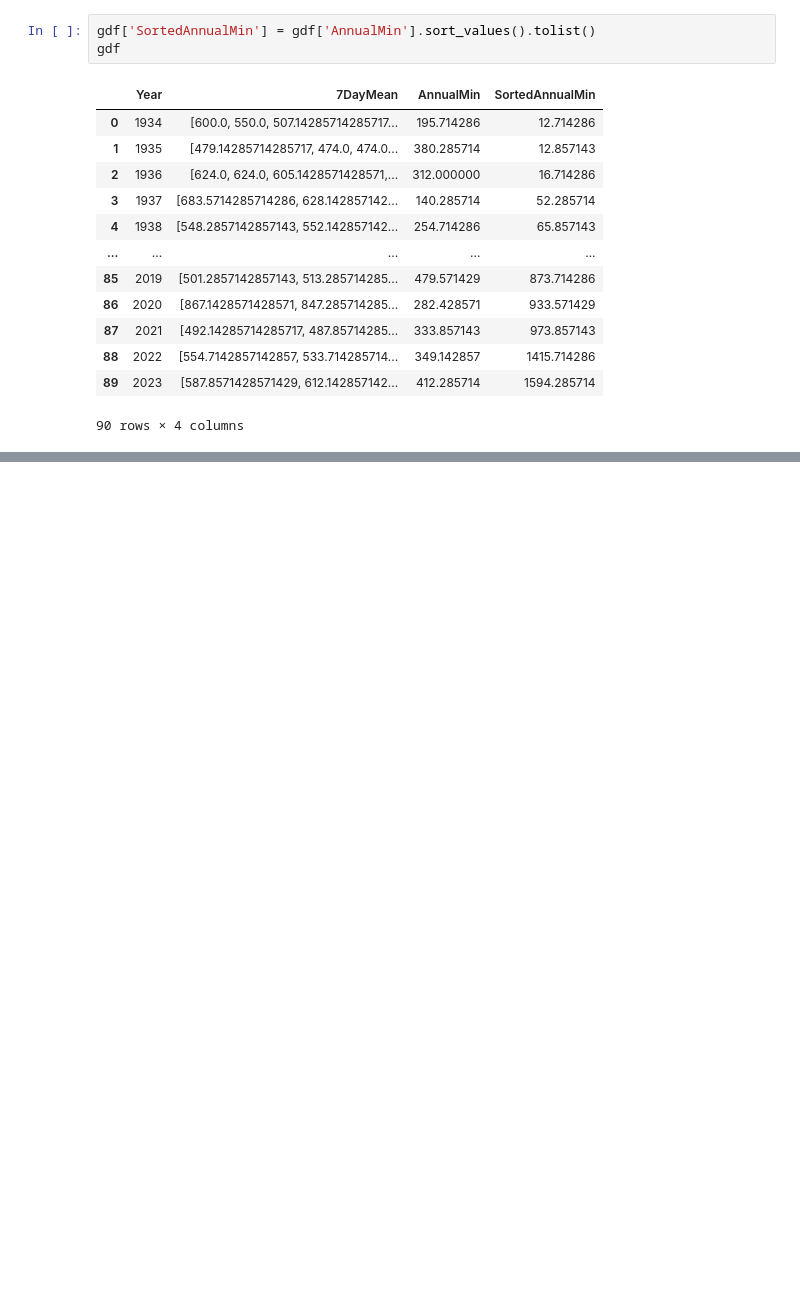
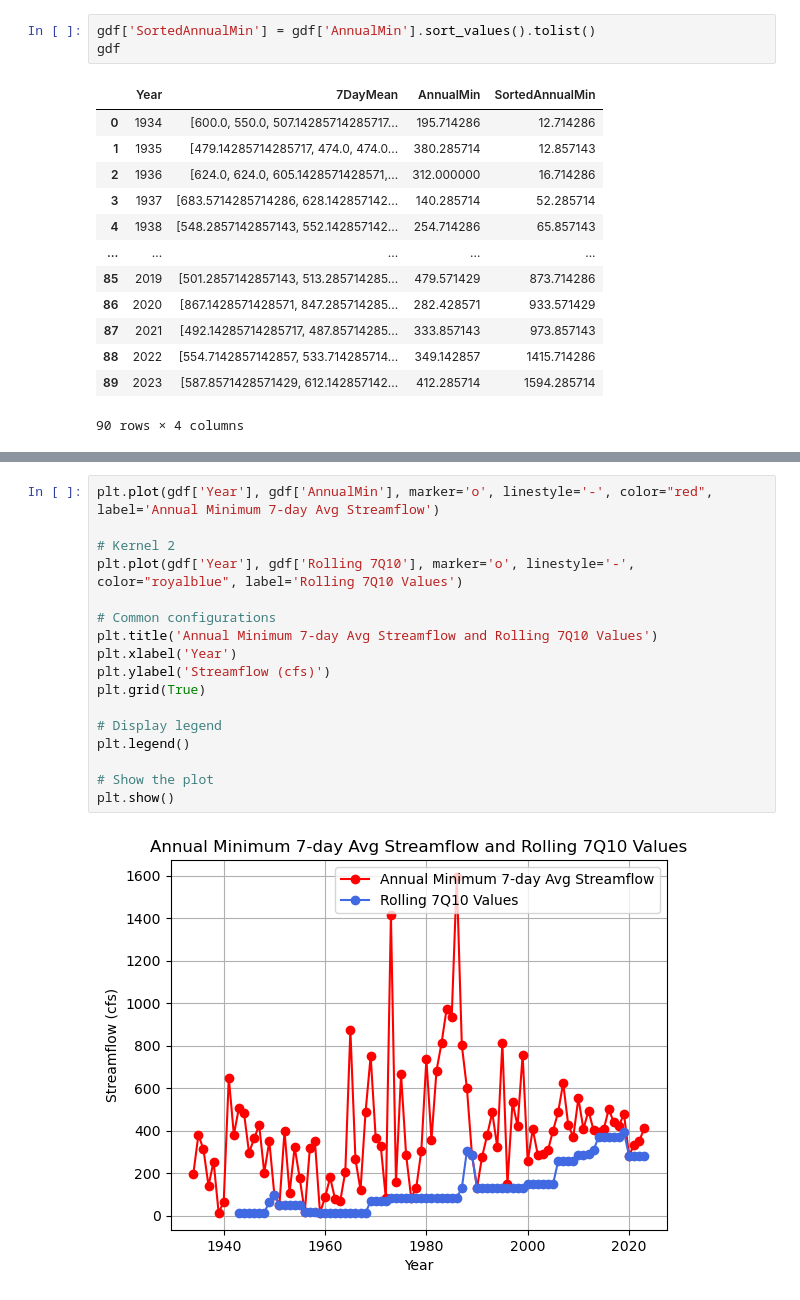
Before and after one commit to JulianEsler/7Q10, a Jupyter notebook: 7Q10 Final Workbook.ipynb, the cells around one changed output, grey strips where cells are left out. Drawn from its saved outputs; the diff is of its cells as text; blank space fills up the shorter version.

```diff
--- a/7Q10 Final Workbook.ipynb
+++ b/7Q10 Final Workbook.ipynb
@@ -212,0 +243,19 @@ plt.show()
+# %%
+plt.plot(gdf['Year'], gdf['AnnualMin'], marker='o', linestyle='-', color="red", label='Annual Minimum 7-day Avg Streamflow')
+
+# Kernel 2
+plt.plot(gdf['Year'], gdf['Rolling 7Q10'], marker='o', linestyle='-', color="royalblue", label='Rolling 7Q10 Values')
+
+# Common configurations
+plt.title('Annual Minimum 7-day Avg Streamflow and Rolling 7Q10 Values')
+plt.xlabel('Year')
+plt.ylabel('Streamflow (cfs)')
+plt.grid(True)
+
+# Display legend
+plt.legend()
+
+# Show the plot
+plt.show()
+# %% [output]
+[figure, added]
```
Also changed, not shown: parts of 9 cells of this notebook.
